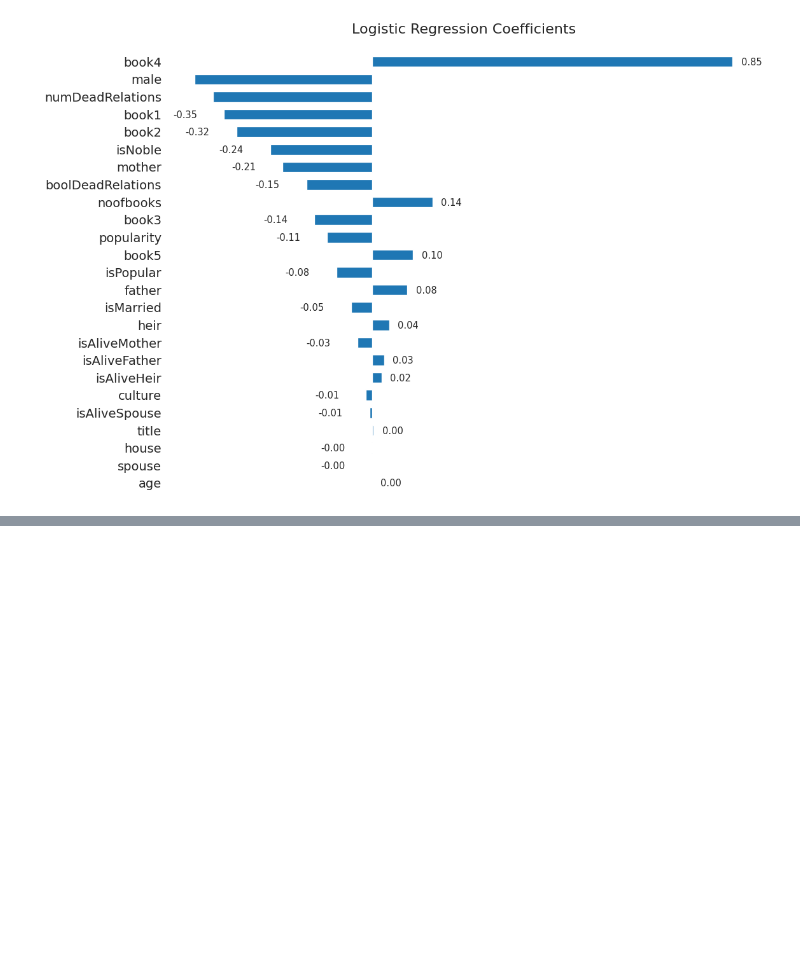
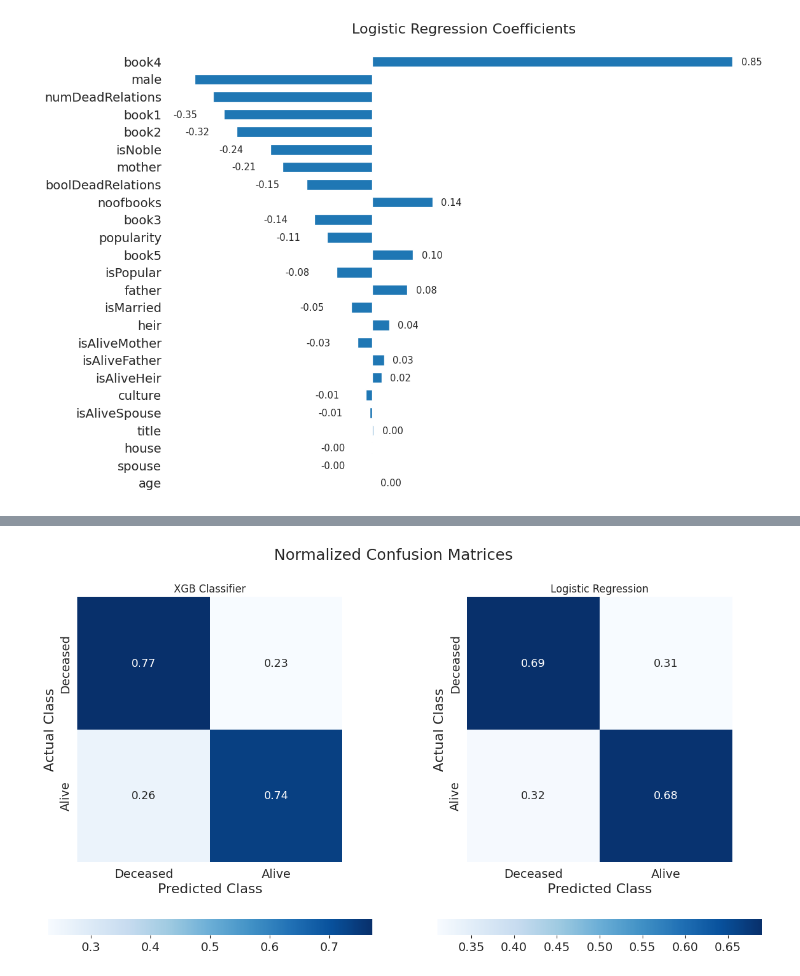
Before and after one commit to Nabilb59/MLOPS_PROJECT, a Jupyter notebook: models/predictions_GOT.ipynb, the cells around one changed output, grey strips where cells are left out. Saved outputs shown, nothing was run; the diff lists cells and outputs as text; code cells hidden in the pictures; blank space fills up the shorter version.

Commit message:
feat(ipynb) : Add of the performance metrics on our models

```diff
--- a/models/predictions_GOT.ipynb
+++ b/models/predictions_GOT.ipynb
@@ -432,0 +438,27 @@ Please also refer to the documentation for alternative solver options:
+# %%
+import seaborn as sns
+from sklearn.metrics import confusion_matrix
+
+# Fonction pour créer une matrice de confusion normalisée et afficher le graphique à chaleur correspondant
+def plot_normalized_confusion_matrix(predictions, model_name, ax):
+    cm = confusion_matrix(tY, np.argmax(predictions, axis=1))
+    cm_normalized = cm.astype('float') / cm.sum(axis=1)[:, np.newaxis]
+
+    sns.heatmap(cm_normalized, square=True, xticklabels=["Deceased", "Alive"], annot=True,
+                annot_kws={"fontsize": 13}, yticklabels=["Deceased", "Alive"],
+                cbar=True, cbar_kws={"orientation": "horizontal"}, ax=ax, cmap="Blues").set(
+        xlabel="Predicted Class", ylabel="Actual Class", title=model_name)
+
+# Crée une figure avec deux sous-graphiques en une seule ligne
+f, ax = plt.subplots(1, 2, figsize=(15, 8))
+
+# Ajoute un titre à la figure
+f.suptitle("Normalized Confusion Matrices", fontsize=18.)
+
+# Appelle la fonction pour le modèle XGBoost
+plot_normalized_confusion_matrix(preds_xgb, "XGB Classifier", ax[0])
+
+# Appelle la fonction pour le modèle de régression logistique
+plot_normalized_confusion_matrix(preds_lr, "Logistic Regression", ax[1])
+# %% [output]
+[figure, added]
```
Also changed, not shown: parts of 5 cells of this notebook.
